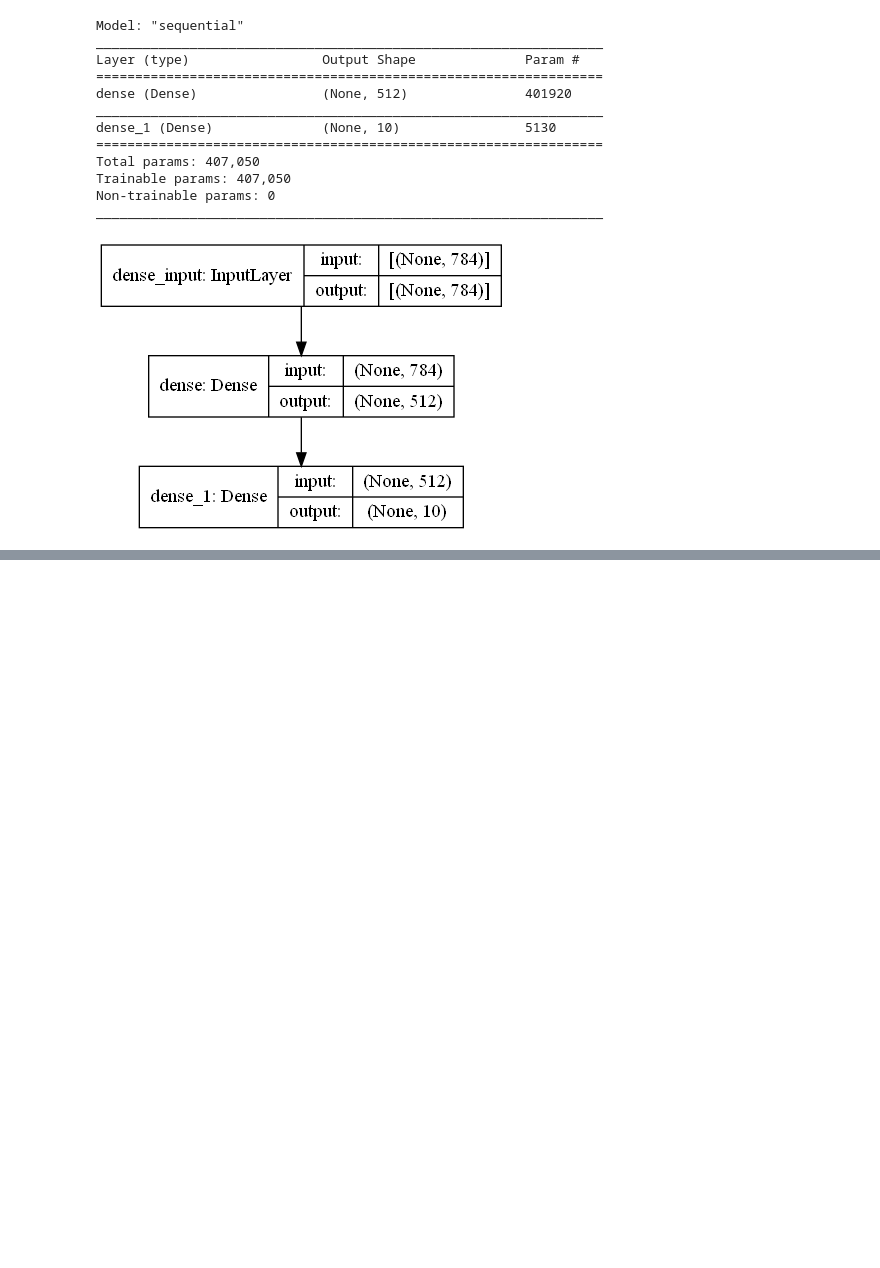
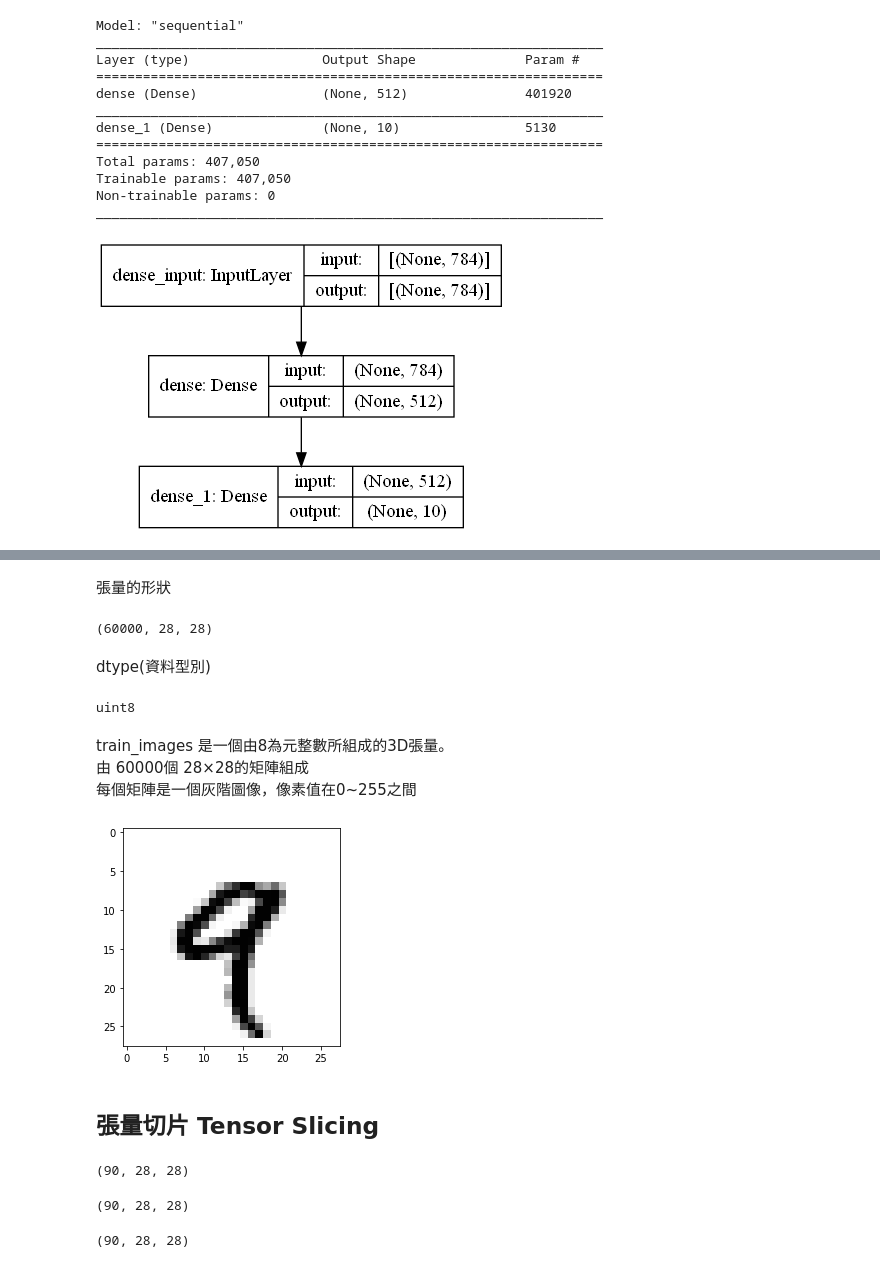
Before and after one commit to samwang1228/Pattern-recognition-HW, a Jupyter notebook: HW2.ipynb, the cells around one changed output, grey strips where cells are left out. Drawn from its saved outputs; the diff is of its cells as text; code cells hidden in the pictures; blank space fills up the shorter version.

```diff
--- a/HW2.ipynb
+++ b/HW2.ipynb
@@ -144,0 +230,4 @@ test_acc: 0.9850999712944031
+# %%
+from tensorflow.keras.datasets import mnist
+
+(train_images,train_labels),(test_images,test_labels) = mnist.load_data()
@@ -144,0 +240,41 @@ test_acc: 0.9850999712944031
+# %% [markdown]
+張量的形狀
+# %%
+print(train_images.shape)
+# %% [output]
+(60000, 28, 28)
+# %% [markdown]
+dtype(資料型別)
+# %%
+print(train_images.dtype)
+# %% [output]
+uint8
+# %% [markdown]
+train_images 是一個由8為元整數所組成的3D張量。
+由 60000個 28×28的矩陣組成
+每個矩陣是一個灰階圖像，像素值在0~255之間
+# %%
+digit = train_images[4]
+
+import matplotlib.pyplot as plt
+plt.imshow(digit,cmap=plt.cm.binary)
+plt.show()
+# %% [output]
+[figure, added]
+# %% [markdown]
+## 張量切片 Tensor Slicing
+# %%
+my_slice = train_images[10:100]
+print(my_slice.shape)
+# %% [output]
+(90, 28, 28)
+# %%
+my_slice = train_images[10:100, : , : ]
+print(my_slice.shape)
+# %% [output]
+(90, 28, 28)
+# %%
+my_slice = train_images[10:100,0:28,0:28]
+print(my_slice.shape)
+# %% [output]
+(90, 28, 28)
```
Also changed, not shown: parts of 56 cells of this notebook.
